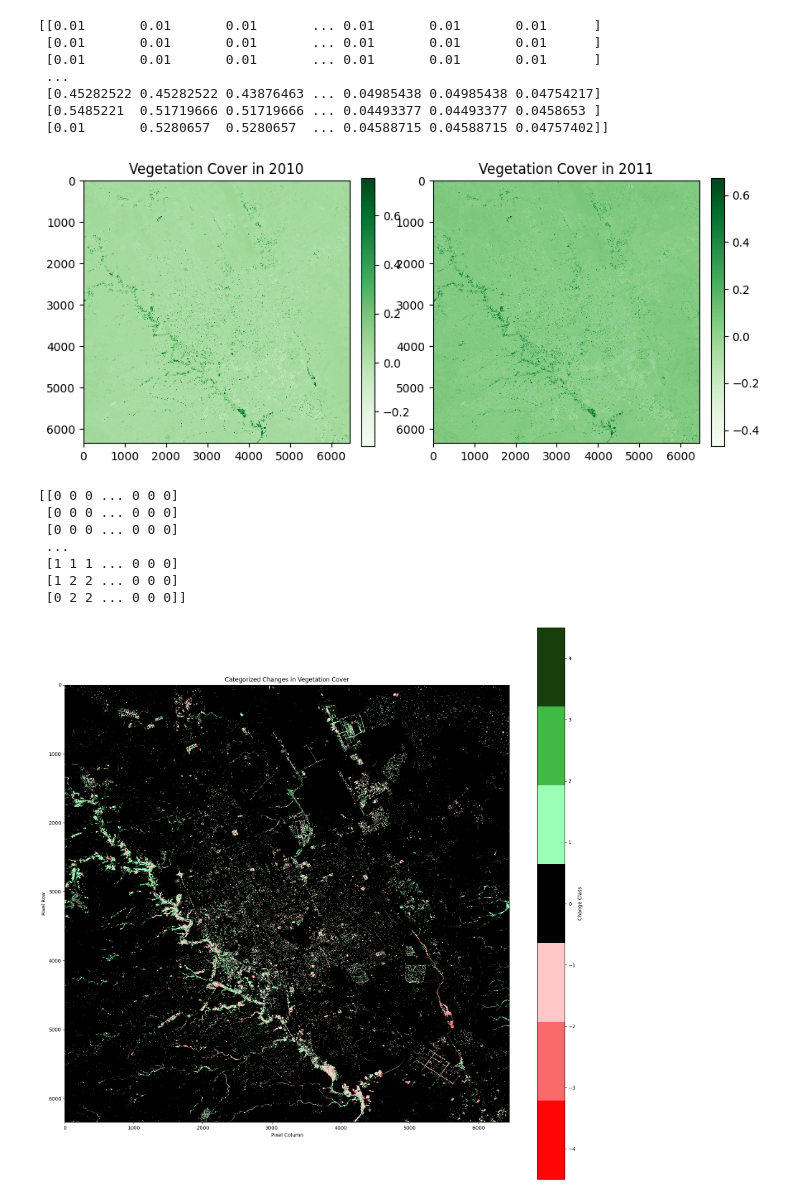
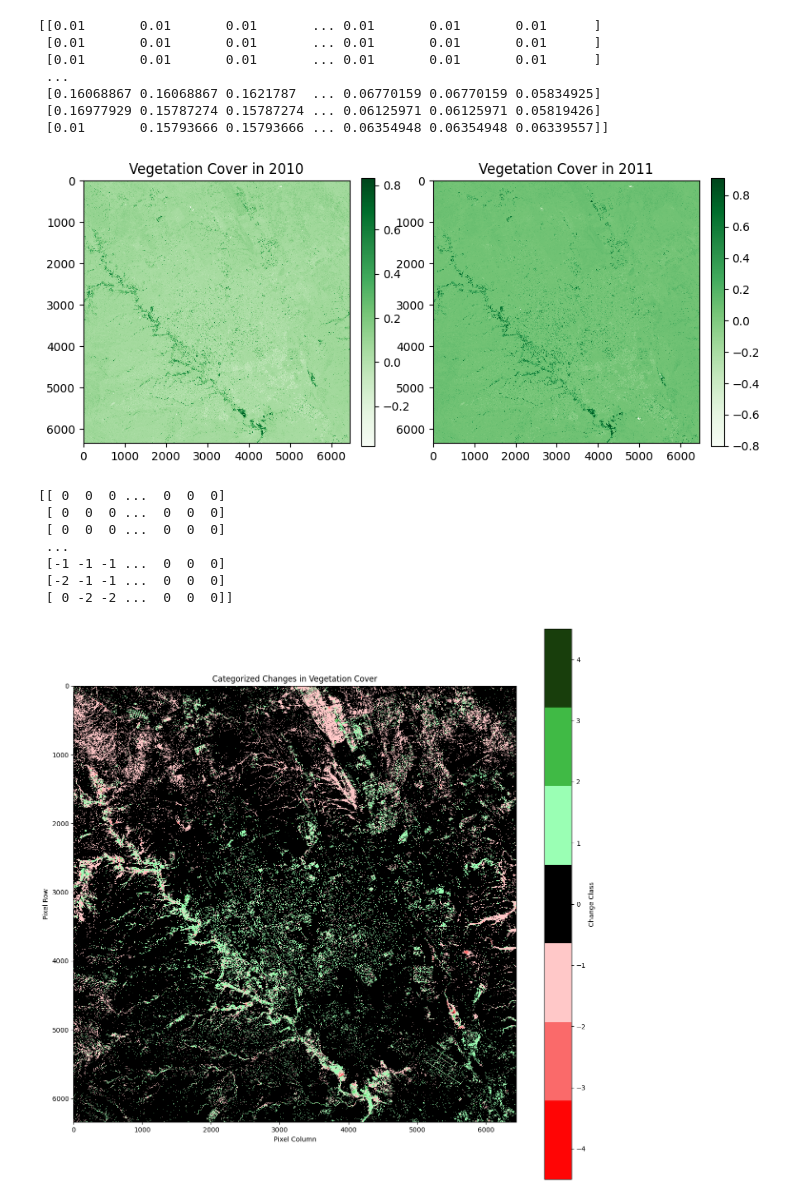
Before and after one commit to OWDM/Vegetation-Cover-In-Riyadh, a Jupyter notebook: Codes/Subtracting/change between two images.ipynb, the cells around one changed output. Cells and saved outputs as stored; diff of their text form; code cells hidden in the pictures.

```diff
--- a/Codes/Subtracting/change between two images.ipynb
+++ b/Codes/Subtracting/change between two images.ipynb
@@ -4,12 +4,12 @@ import numpy as np
 import matplotlib.pyplot as plt
 import matplotlib as mpl
 # %%
-image_path1 = gdal.Open("C:\\Users\\Musae\\Documents\\GitHub-REPOs\\Senior-project_Doc\\Docs\\NDVI-Data\\NDVI_RUH-B4-B8_2022-06-27.tif")
+image_path1 = gdal.Open("C:\\Users\\Musae\\Documents\\GitHub-REPOs\\Senior-project_Doc\\Docs\\NDVI-Data\\NDVI_RUH-B4-B8_2018-12-15.tif")
 band1 = image_path1.GetRasterBand(1)
 ndvi1 = band1.ReadAsArray()
 ndvi_processed_1 = np.nan_to_num(ndvi1, nan=0.01)
 
-image_path2 = gdal.Open("C:\\Users\\Musae\\Documents\\GitHub-REPOs\\Senior-project_Doc\\Docs\\NDVI-Data\\NDVI_RUH-B4-B8_2023-12-19.tif")
+image_path2 = gdal.Open("C:\\Users\\Musae\\Documents\\GitHub-REPOs\\Senior-project_Doc\\Docs\\NDVI-Data\\NDVI_RUH-B4-B8_2019-12-10.tif")
 band2 = image_path2.GetRasterBand(1)
 ndvi2 = band2.ReadAsArray()
 ndvi_processed_2 = np.nan_to_num(ndvi2, nan=0.01)
@@ -20,9 +20,9 @@ print(ndvi_processed_2)
  [0.01       0.01       0.01       ... 0.01       0.01       0.01      ]
  [0.01       0.01       0.01       ... 0.01       0.01       0.01      ]
  ...
- [0.45282522 0.45282522 0.43876463 ... 0.04985438 0.04985438 0.04754217]
- [0.5485221  0.51719666 0.51719666 ... 0.04493377 0.04493377 0.0458653 ]
- [0.01       0.5280657  0.5280657  ... 0.04588715 0.04588715 0.04757402]]
+ [0.16068867 0.16068867 0.1621787  ... 0.06770159 0.06770159 0.05834925]
+ [0.16977929 0.15787274 0.15787274 ... 0.06125971 0.06125971 0.05819426]
+ [0.01       0.15793666 0.15793666 ... 0.06354948 0.06354948 0.06339557]]
 # %%
 # Plotting the vegetation cover for 2010 and 2011 side by side
 fig, axs = plt.subplots(1, 2, figsize=(10, 6))
@@ -41,7 +41,7 @@ axs[1].set_title('Vegetation Cover in 2011')
 
 plt.show()
 # %% [output]
-[figure, old version]
+[figure, new version]
 # %%
 from matplotlib.colors import ListedColormap
 
@@ -86,22 +86,22 @@ categorized_changes = categorize_change_vectorized(change_detection)
 
 print(categorized_changes)
 # %% [output]
-[[0 0 0 ... 0 0 0]
- [0 0 0 ... 0 0 0]
- [0 0 0 ... 0 0 0]
+[[ 0  0  0 ...  0  0  0]
+ [ 0  0  0 ...  0  0  0]
+ [ 0  0  0 ...  0  0  0]
  ...
- [1 1 1 ... 0 0 0]
- [1 2 2 ... 0 0 0]
- [0 2 2 ... 0 0 0]]
+ [-1 -1 -1 ...  0  0  0]
+ [-2 -1 -1 ...  0  0  0]
+ [ 0 -2 -2 ...  0  0  0]]
 # %%
 # Plotting
-plt.figure(figsize=(20, 20))
+plt.figure(figsize=(15, 15))
 plt.imshow(categorized_changes, cmap=cmap, norm=norm, interpolation='nearest')
 plt.colorbar(ticks=np.arange(-4, 5), label='Change Class')  # Adjusted tick marks to include all categories
 plt.title('Categorized Changes in Vegetation Cover')
 plt.xlabel('Pixel Column')
 plt.ylabel('Pixel Row')
 plt.grid(False)
 plt.show()
 # %% [output]
-[figure, old version]
+[figure, new version]
```
Also changed, not shown: parts of 2 cells of this notebook, 2 other files.
